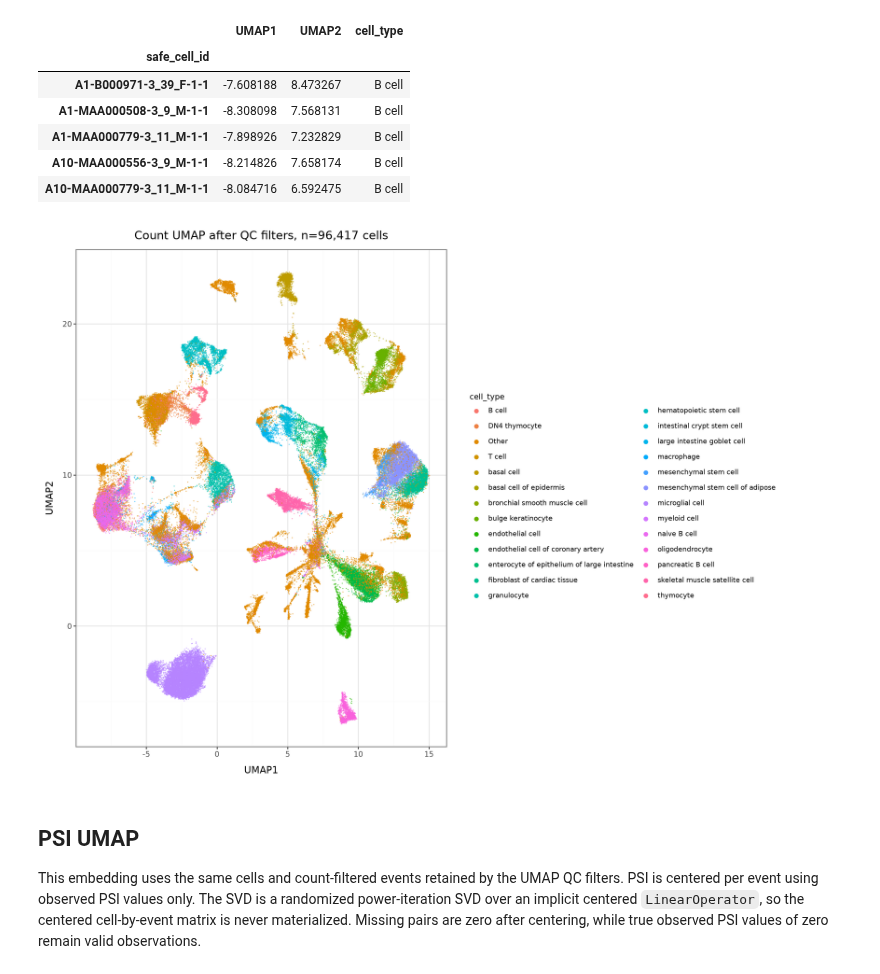
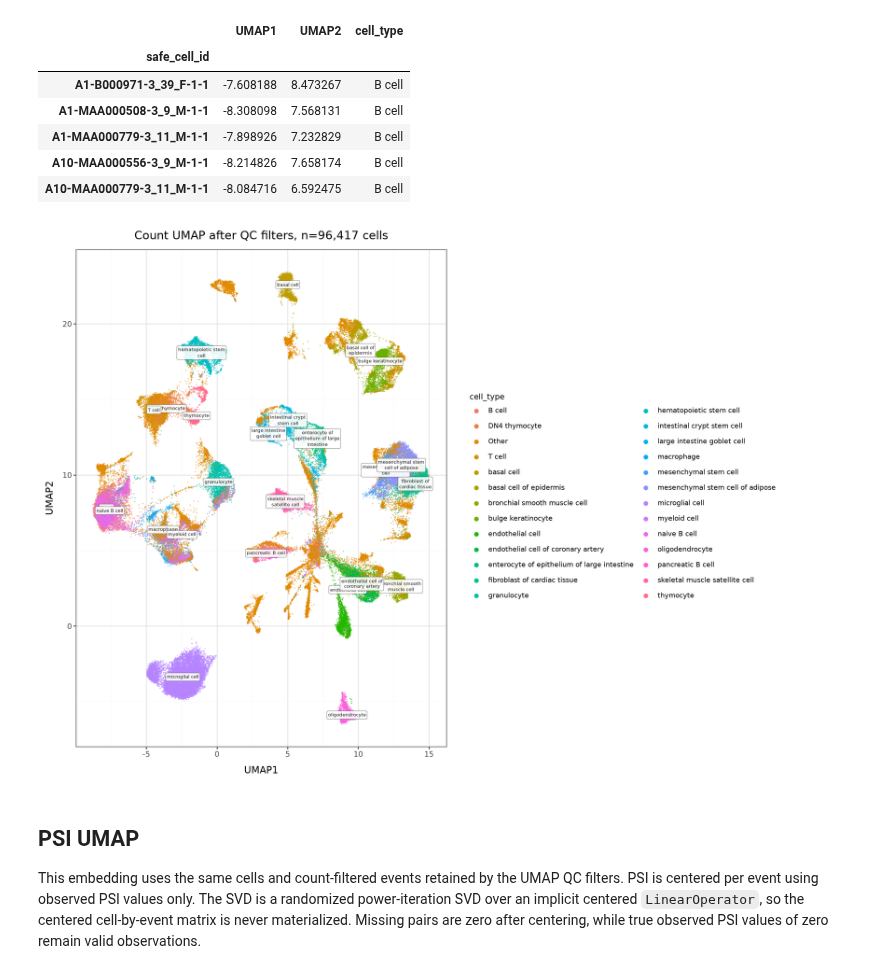
Before and after one commit to davidaknowles/tabula_rmats, a Jupyter notebook: rmats_counts_eda.executed.ipynb, the cells around one changed output. Drawn from its saved outputs; the diff is of its cells as text; code cells hidden in the pictures.

Commit message:
Label cell types on EDA UMAPs

```diff
--- a/rmats_counts_eda.executed.ipynb
+++ b/rmats_counts_eda.executed.ipynb
@@ -309,28 +311,45 @@ Count SVD explained variance ratio sum: 0.2575903
 # %%
 if cell_type_col is not None:
     top_types = umap_df[cell_type_col].value_counts().head(25).index
     count_plot_df = umap_df.copy()
     count_plot_df['plot_cell_type'] = np.where(count_plot_df[cell_type_col].isin(top_types), count_plot_df[cell_type_col], 'Other')
+    count_label_df = (
+        count_plot_df[count_plot_df['plot_cell_type'] != 'Other']
+        .groupby('plot_cell_type', as_index=False)[['UMAP1', 'UMAP2']]
+        .median()
+    )
+    count_label_df['plot_label'] = count_label_df['plot_cell_type'].map(lambda label: textwrap.fill(label, width=20))
     p_count_umap = (
         ggplot(count_plot_df, aes('UMAP1', 'UMAP2', color='plot_cell_type'))
         + geom_point(size=0.7, alpha=0.65, stroke=0)
+        + geom_label(
+            count_label_df,
+            aes('UMAP1', 'UMAP2', label='plot_label'),
+            inherit_aes=False,
+            size=5.5,
+            alpha=0.9,
+            fill='white',
+            color='black',
+            label_size=0.25,
+            show_legend=False,
+        )
         + labs(color=cell_type_col, title=f'Count UMAP after QC filters, n={len(count_plot_df):,} cells')
         + guides(color=guide_legend(override_aes={'size': 3, 'alpha': 1}))
         + theme_bw()
         + theme(figure_size=(12, 9), legend_title=element_text(size=9), legend_text=element_text(size=8))
     )
 else:
     count_plot_df = umap_df.copy()
     p_count_umap = (
         ggplot(count_plot_df, aes('UMAP1', 'UMAP2'))
         + geom_point(size=0.7, alpha=0.65, stroke=0)
         + labs(title=f'Count UMAP after QC filters, n={len(count_plot_df):,} cells')
         + theme_bw()
         + theme(figure_size=(9, 8))
     )
 display(p_count_umap)
 # %% [output]
-[figure, old version]
+[figure, new version]
 # %% [markdown]
 ## PSI UMAP
 
```
Also changed, not shown: parts of 2 cells of this notebook, 1 other file.
